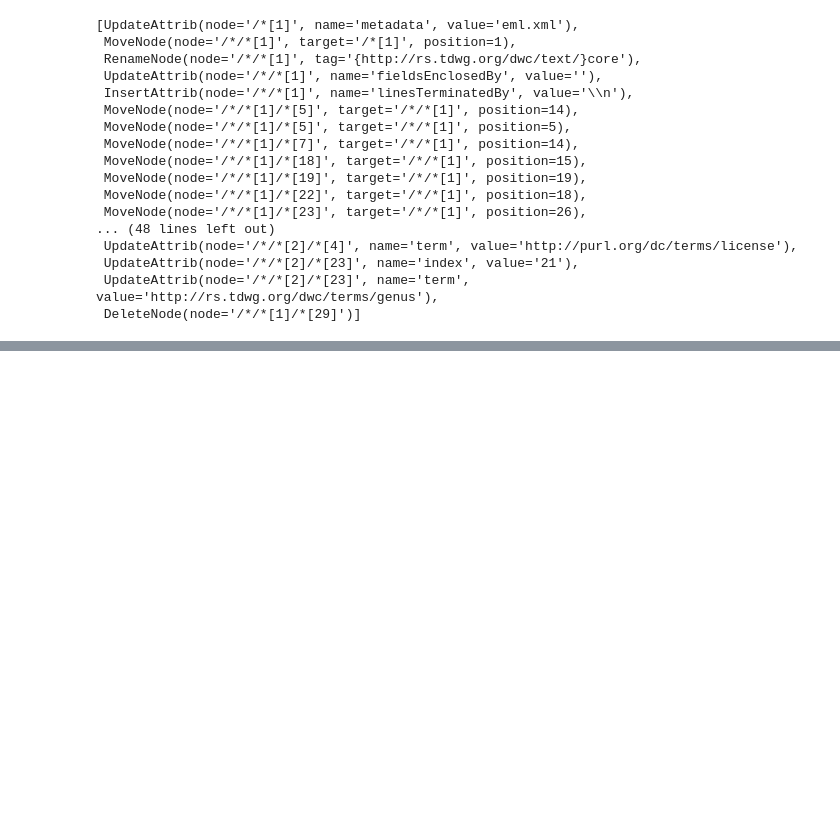
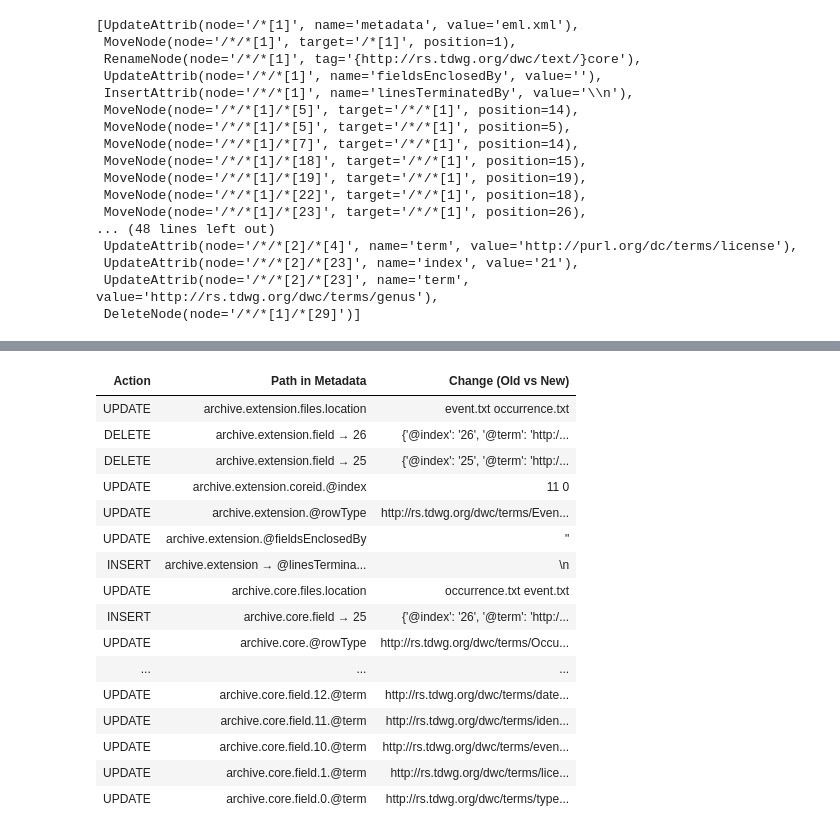
Before and after one commit to mitja-o/metadata-assistant, a Jupyter notebook: _evaluation/statistics/case-x-scenario-log-overview.ipynb, the cells around one changed output, grey strips where cells are left out. Saved outputs shown, nothing was run; the diff lists cells and outputs as text; code cells hidden in the pictures; blank space fills up the shorter version.

Commit message:
chore: some wip work on collecting experiment stats + more experiments

```diff
--- a/_evaluation/statistics/case-x-scenario-log-overview.ipynb
+++ b/_evaluation/statistics/case-x-scenario-log-overview.ipynb
@@ -124,7 +123,7 @@ ax = (experiment_log["duration_ms"] / 60).plot.hist(log=True, color="lightgray")
 # %% [output]
 [figure]
 # %%
-experiment_log["duration_minutes"] = (experiment_log["duration_ms"] / 60)
+experiment_log["duration_minutes"] = (experiment_log["duration_seconds"] / 60)
 # %% [markdown]
 > _Duration histogram of succeeded experiments (minutes)_
 # %%
@@ -261,0 +296,94 @@ main.diff_texts("\n".join(first_outcome_meta_xml.split("\n")[1:]), first_gt_meta
+# %%
+import xmltodict
+from dictdiffer import diff
+from IPython.display import HTML, display
+
+def display_data_diff(xml_old, xml_new):
+    # 1. Convert XML strings to nested dictionaries
+    # process_namespaces=True handles the 'dwc' prefixes properly
+    dict_old = xmltodict.parse(xml_old)
+    dict_new = xmltodict.parse(xml_new)
+
+    # 2. Calculate the difference
+    result = list(diff(dict_old, dict_new))
+
+    # 3. Build a stylized HTML table for the results
+    rows = []
+    for change_type, path, values in sorted(result, key=lambda vs: str(vs[1]), reverse=True):
+        # Format the path for readability (e.g., archive.core.field[0])
+        path_str = ".".join([str(p) for p in path]) if isinstance(path, list) else str(path)
+
+        if change_type == 'change':
+            old_val, new_val = values
+            rows.append(f"""
+                <tr class='row-update'>
+                    <td><b>UPDATE</b></td>
+                    <td><code>{path_str}</code></td>
+                    <td><del>{old_val}</del> <ins>{new_val}</ins></td>
+                </tr>""")
+        elif change_type == 'add':
+            for attr, val in values:
+                rows.append(f"""
+                    <tr class='row-add'>
+                        <td><b>INSERT</b></td>
+                        <td><code>{path_str} → {attr}</code></td>
+                        <td>{val}</td>
+                    </tr>""")
+        elif change_type == 'remove':
+            for attr, val in values:
+                rows.append(f"""
+                    <tr class='row-remove'>
+                        <td><b>DELETE</b></td>
+                        <td><code>{path_str} → {attr}</code></td>
+                        <td><del>{val}</del></td>
+                    </tr>""")
+
+    # 4. Define the UI Template
+    style = """
+    <style>
+        .diff-table { width: 100%; border-collapse: collapse; font-family: sans-serif; font-size: 13px; }
+        .diff-table th { background: #f6f8fa; text-align: left; padding: 10px; border-bottom: 2px solid #d0d7de; }
+        .diff-table td { padding: 8px; border-bottom: 1px solid #eee; vertical-align: top; }
+        code { color: goldenrod; font-weight: bold; }
+        .row-update { background-color: #fff8c5; }
+        .row-add { background-color: #dafbe1; }
+        .row-remove { background-color: #ffebe9; }
+        del { color: #cf222e; text-decoration: line-through; }
+        ins { color: #1a7f37; text-decoration: none; font-weight: bold; }
+    </style>
+    """
+
+    table_html = f"""
+    {style}
+    <table class='diff-table'>
+        <thead>
+            <tr><th>Action</th><th>Path in Metadata</th><th>Change (Old vs New)</th></tr>
+        </thead>
+        <tbody>
+            {"".join(rows) if rows else "<tr><td colspan='3'>No differences found.</td></tr>"}
+        </tbody>
+    </table>
+    """
+
+    display(HTML(table_html))
+
+# Usage
+display_data_diff(first_outcome_meta_xml, first_gt_metadata_xml)
+# %% [output]
+| Action | Path in Metadata | Change (Old vs New) |
+| UPDATE | archive.extension.files.location | event.txt occurrence.txt |
+| DELETE | archive.extension.field → 26 | {'@index': '26', '@term': 'http:/... |
+| DELETE | archive.extension.field → 25 | {'@index': '25', '@term': 'http:/... |
+| UPDATE | archive.extension.coreid.@index | 11 0 |
+| UPDATE | archive.extension.@rowType | http://rs.tdwg.org/dwc/terms/Even... |
+| UPDATE | archive.extension.@fieldsEnclosedBy | " |
+| INSERT | archive.extension → @linesTermina... | \n |
+| UPDATE | archive.core.files.location | occurrence.txt event.txt |
+| INSERT | archive.core.field → 25 | {'@index': '26', '@term': 'http:/... |
+| UPDATE | archive.core.@rowType | http://rs.tdwg.org/dwc/terms/Occu... |
+| ... | ... | ... |
+| UPDATE | archive.core.field.12.@term | http://rs.tdwg.org/dwc/terms/date... |
+| UPDATE | archive.core.field.11.@term | http://rs.tdwg.org/dwc/terms/iden... |
+| UPDATE | archive.core.field.10.@term | http://rs.tdwg.org/dwc/terms/even... |
+| UPDATE | archive.core.field.1.@term | http://rs.tdwg.org/dwc/terms/lice... |
+| UPDATE | archive.core.field.0.@term | http://rs.tdwg.org/dwc/terms/type... |
```
Also changed, not shown: parts of 9 cells of this notebook, 4 other files.
